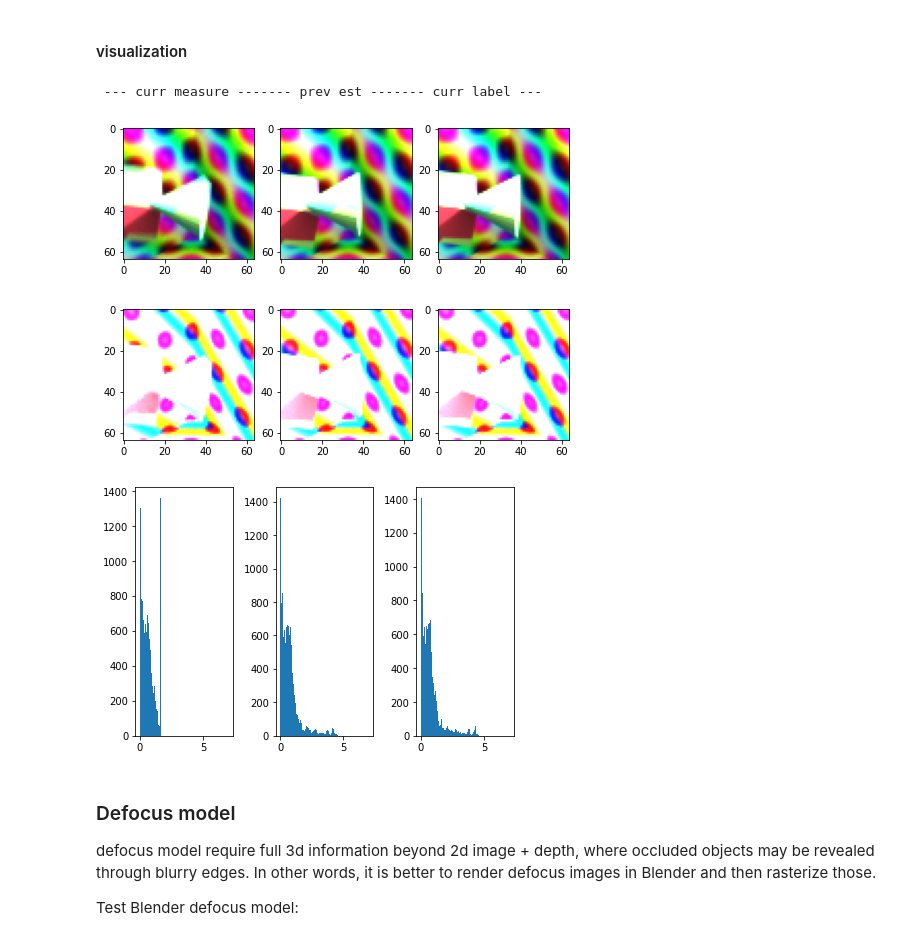
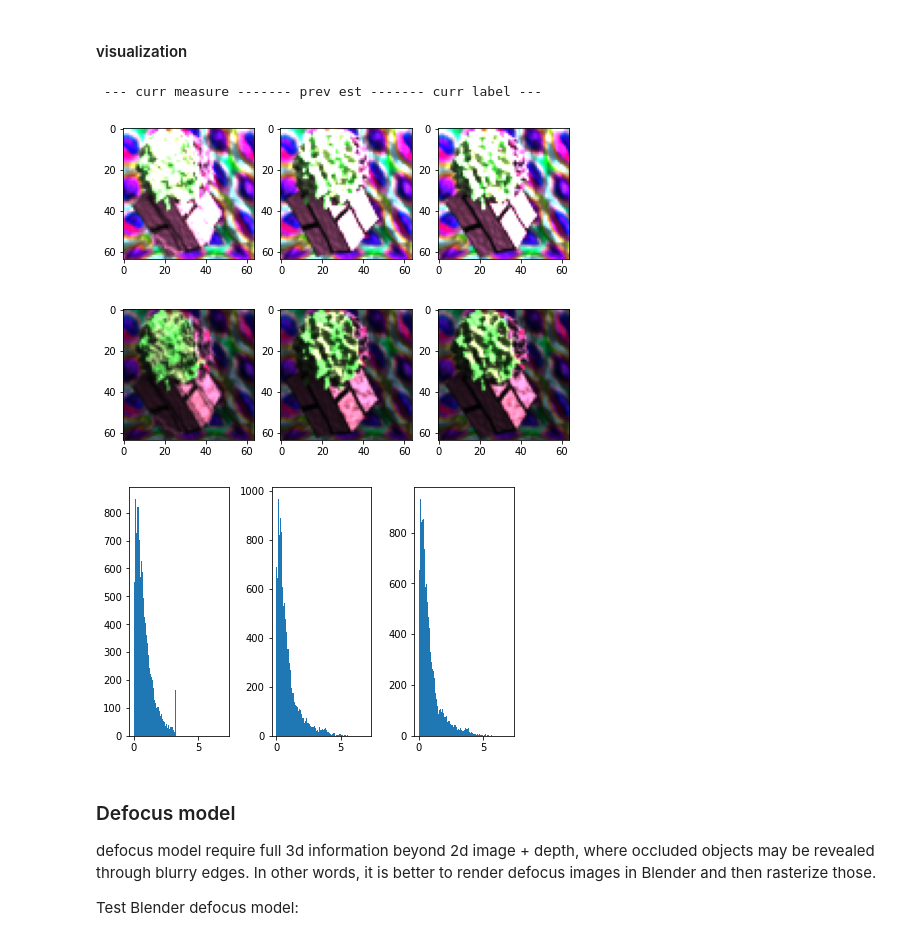
Before and after one commit to djbradyAtOpticalSciencesArizona/multiframeEstimation, a Jupyter notebook: blender_passes.ipynb, the cells around one changed output. Cells and saved outputs as stored; diff of their text form; code cells hidden in the pictures.

```diff
--- a/blender_passes.ipynb
+++ b/blender_passes.ipynb
@@ -261,7 +252,7 @@ $y = \mathcal{N}(x, \sigma^2 = \sigma_r^2 + \sigma_s x)$, where
 
 For our camera, by experiment, $\sigma_r = 5.3 \times 10^{-4}$, $\sigma_s = 8.9 \times 10^{-5}$.
 # %%
-img = cv2.imread("Image/Image0100.exr",cv2.IMREAD_ANYCOLOR | cv2.IMREAD_ANYDEPTH)[:, :, ::-1]
+img = cv2.imread("Image/Image0012.exr",cv2.IMREAD_ANYCOLOR | cv2.IMREAD_ANYDEPTH)[:, :, ::-1]
 # %%
 sigma_r = 5.3e-3
 sigma_s = 8.9e-4
@@ -360,9 +351,9 @@ also can be treated as demosaicing data.
 # %% [markdown]
 #### inputs
 # %%
-expo = 1.0/60.0
+expo = 1.0/120.0
 time_unit = 1.0/240.0
-curr_timestamp = 100
+curr_timestamp = 12
 
 prev_hdr = cv2.imread("Image/Image{:04d}.exr".format(curr_timestamp - 1),cv2.IMREAD_ANYCOLOR | cv2.IMREAD_ANYDEPTH)[:, :, ::-1]
 curr_hdr = []
@@ -384,26 +375,26 @@ curr_hdr = cv2.imread("Image/Image{:04d}.exr".format(curr_timestamp),cv2.IMREAD_
 # %%
 print(" --- curr measure ------- prev est ------- curr label --- ")
 fig, ax = plt.subplots(1,3, figsize = (8, 8))
 ax[0].imshow(np.clip(sensor_noisy_norm, 0, 1))
 ax[1].imshow(np.clip(prev_hdr, 0, 1))
 ax[2].imshow(np.clip(curr_hdr, 0, 1))
 plt.show()
 fig, ax = plt.subplots(1,3, figsize = (8, 8))
-ax[0].imshow(np.clip(sensor_noisy_norm * 5, 0, 1))
-ax[1].imshow(np.clip(prev_hdr * 5, 0, 1))
-ax[2].imshow(np.clip(curr_hdr * 5, 0, 1))
+ax[0].imshow(np.clip(sensor_noisy_norm/3, 0, 1))
+ax[1].imshow(np.clip(prev_hdr/3, 0, 1))
+ax[2].imshow(np.clip(curr_hdr/3, 0, 1))
 plt.show()
 fig, ax = plt.subplots(1,3)
 ax[0].hist(sensor_noisy_norm.flatten(), bins = 100, range = (0, 7))
 ax[1].hist(prev_hdr.flatten(), bins = 100, range = (0, 7))
 ax[2].hist(curr_hdr.flatten(), bins = 100, range = (0, 7))
 fig.tight_layout()
 plt.show()
 # %% [output]
  --- curr measure ------- prev est ------- curr label ---
-[figure, old version]
+[figure, new version]
-[figure, old version]
+[figure, new version]
-[figure, old version]
+[figure, new version]
 # %% [markdown]
 ### Defocus model
 
```
Also changed, not shown: parts of 12 cells of this notebook.
